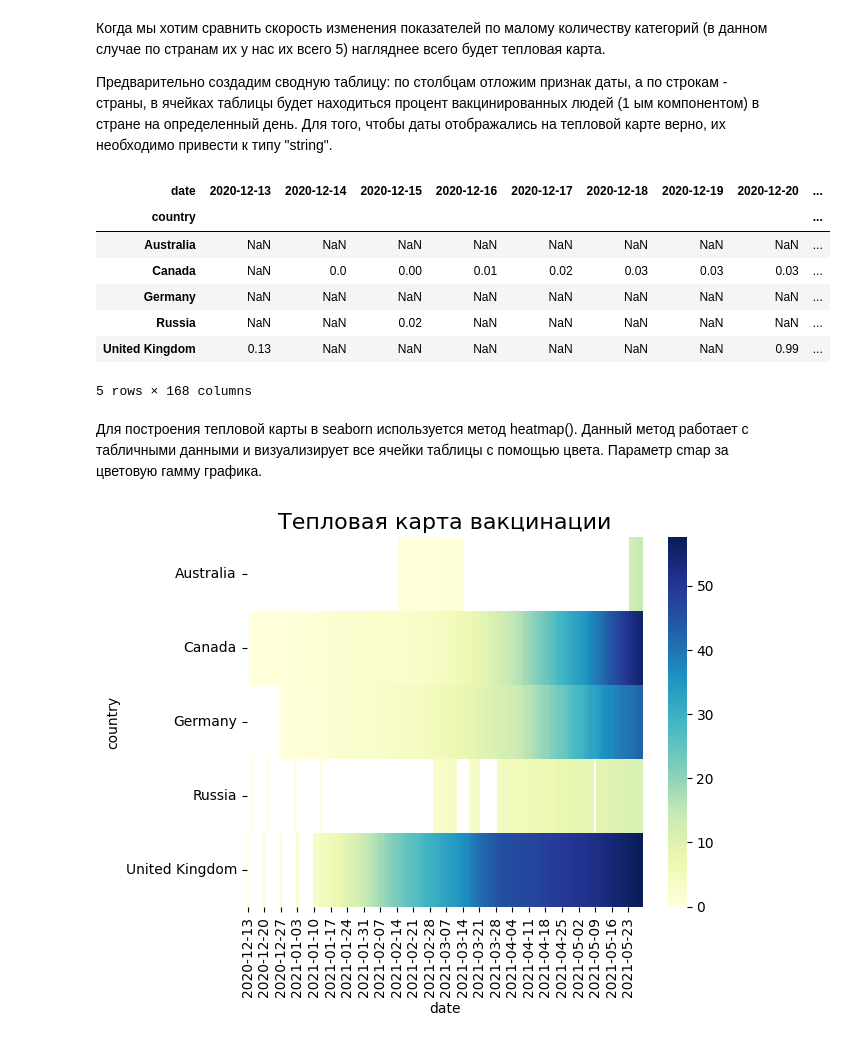
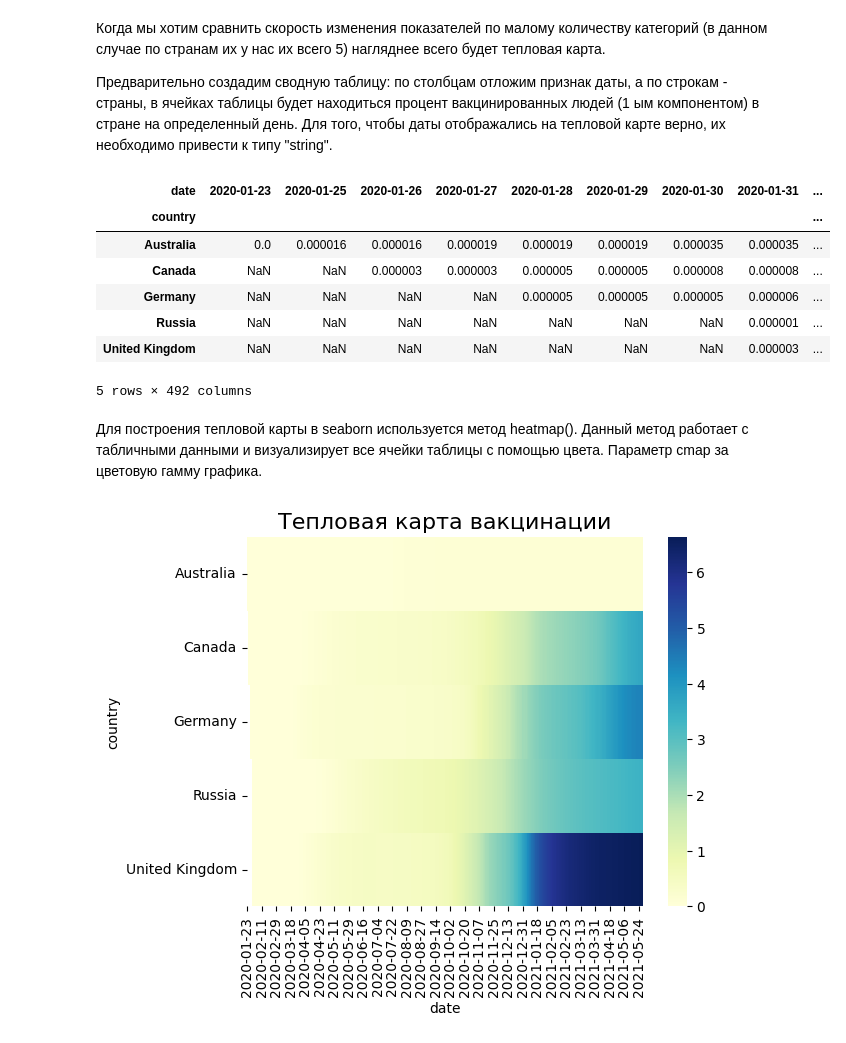
Before and after one commit to Whitepand/Pandas_stady, a Jupyter notebook: Pandas_v6/Pandas_v6_3_Visualization_Seaborn.ipynb, the cells around one changed output. Saved outputs shown, nothing was run; the diff lists cells and outputs as text; code cells hidden in the pictures.

```diff
--- a/Pandas_v6/Pandas_v6_3_Visualization_Seaborn.ipynb
+++ b/Pandas_v6/Pandas_v6_3_Visualization_Seaborn.ipynb
@@ -46,7 +46,14 @@ populations = pd.DataFrame([
 )
 croped_covid_df = croped_covid_df.merge(populations, on=['country'])
 croped_covid_df['daily_confirmed_per_hundred'] = croped_covid_df['daily_confirmed'] / croped_covid_df['population'] * 100
+croped_covid_df['confirmed_per_hundred'] = croped_covid_df['confirmed'] / croped_covid_df['population'] * 100
+
 croped_covid_df.head()
+# Указываем путь и имя файла для сохранения
+#file_path = 'croped_covid_df.csv'
+
+# Сохраняем DataFrame в CSV-файл
+#croped_covid_df.to_csv(file_path, index=False)
 # %% [output]
 |  | date | country | confirmed | deaths | recovered | daily_confirmed | daily_deaths | daily_recovered | ... |
 | 0 | 2020-01-23 | Australia | 0.0 | 0.0 | 0.0 | NaN | NaN | NaN | ... |
@@ -144,25 +152,25 @@ jointplot = sns.jointplot(
 Предварительно создадим сводную таблицу: по столбцам отложим признак даты, а по строкам - страны, в ячейках таблицы будет находиться процент вакцинированных людей (1 ым компонентом) в стране на определенный день. Для того, чтобы даты отображались на тепловой карте верно, их необходимо привести к типу "string".
 # %%
 pivot = croped_covid_df.pivot_table(
-    values='people_vaccinated_per_hundred',
+    values='confirmed_per_hundred',
     columns='date',
     index='country',
 )
 pivot.columns = pivot.columns.astype('string')
 display(pivot)
 # %% [output]
-| date | 2020-12-13 | 2020-12-14 | 2020-12-15 | 2020-12-16 | 2020-12-17 | 2020-12-18 | 2020-12-19 | 2020-12-20 | ... |
+| date | 2020-01-23 | 2020-01-25 | 2020-01-26 | 2020-01-27 | 2020-01-28 | 2020-01-29 | 2020-01-30 | 2020-01-31 | ... |
 | country |  |  |  |  |  |  |  |  | ... |
-| Australia | NaN | NaN | NaN | NaN | NaN | NaN | NaN | NaN | ... |
-| Canada | NaN | 0.0 | 0.00 | 0.01 | 0.02 | 0.03 | 0.03 | 0.03 | ... |
-| Germany | NaN | NaN | NaN | NaN | NaN | NaN | NaN | NaN | ... |
-| Russia | NaN | NaN | 0.02 | NaN | NaN | NaN | NaN | NaN | ... |
-| United Kingdom | 0.13 | NaN | NaN | NaN | NaN | NaN | NaN | 0.99 | ... |
+| Australia | 0.0 | 0.000016 | 0.000016 | 0.000019 | 0.000019 | 0.000019 | 0.000035 | 0.000035 | ... |
+| Canada | NaN | NaN | 0.000003 | 0.000003 | 0.000005 | 0.000005 | 0.000008 | 0.000008 | ... |
+| Germany | NaN | NaN | NaN | NaN | 0.000005 | 0.000005 | 0.000005 | 0.000006 | ... |
+| Russia | NaN | NaN | NaN | NaN | NaN | NaN | NaN | 0.000001 | ... |
+| United Kingdom | NaN | NaN | NaN | NaN | NaN | NaN | NaN | 0.000003 | ... |
-5 rows × 168 columns
+5 rows × 492 columns
 # %% [markdown]
 Для построения тепловой карты в seaborn используется метод heatmap(). Данный метод работает с табличными данными и визуализирует все ячейки таблицы с помощью цвета. Параметр cmap за цветовую гамму графика.
 # %%
 heatmap = sns.heatmap(data=pivot, cmap='YlGnBu')
 heatmap.set_title('Тепловая карта вакцинации', fontsize=16);
 # %% [output]
-[figure, old version]
+[figure, new version]
```
Also changed, not shown: parts of 2 cells of this notebook, 3 other files.
